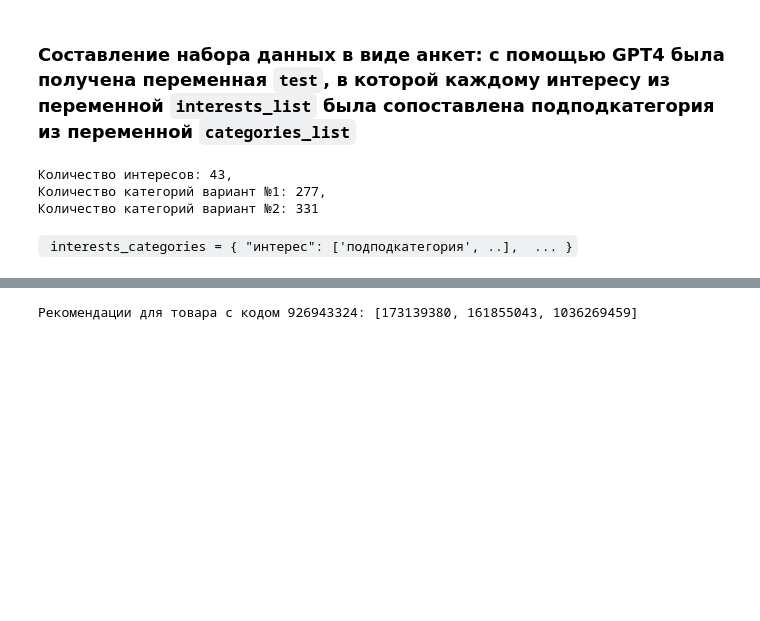
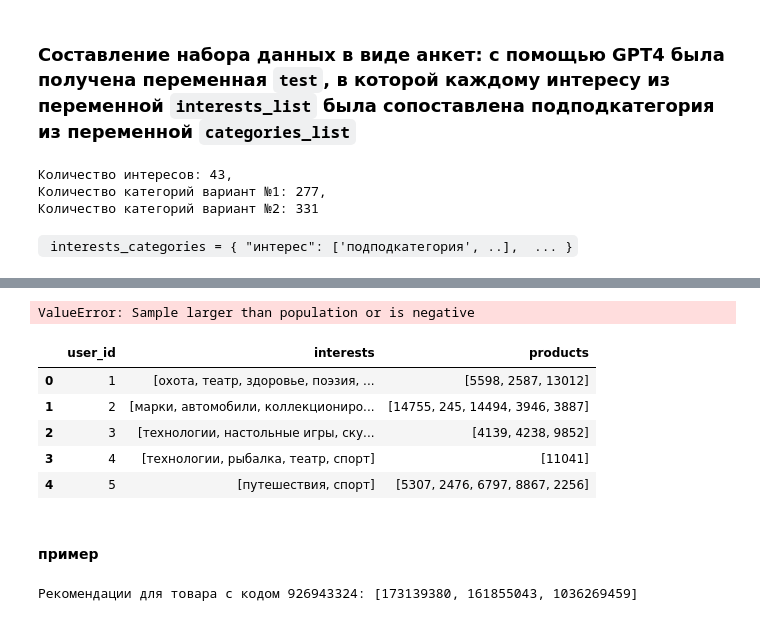
Before and after one commit to tutsilianna/Gift_Recommendation_System, a Jupyter notebook: Gift_Recommendation_System.ipynb, the cells around one changed output, grey strips where cells are left out. Saved outputs shown, nothing was run; the diff lists cells and outputs as text; code cells hidden in the pictures; blank space fills up the shorter version.

```diff
--- a/Gift_Recommendation_System.ipynb
+++ b/Gift_Recommendation_System.ipynb
@@ -308,16 +275,16 @@ interests_categories = {
 
     "саморазвитие":      ["Саморазвитие", "Трансформационные психологические игры", "Психология"],
 
-    "домашние животные": ["Домашние животные", "Товары для животных"],
+    # "домашние животные": ["Домашние животные", "Товары для животных"],
 
     "садоводство":       ["Домоводство и хобби", "Инструменты и инвентарь", "Садоводство", "Цветы"],
 
     "фотография":        ["Фотография", "Цифровые фоторамки", "Фотоаппараты мгновенной печати"],
 
-    "танцы":             ["Танцы"],
+    # "танцы":             ["Танцы"],
     "йога":              ["Красота, здоровье и спорт", "Йога"],
 
-    "волонтерство":      ["Волонтерство"],
+    # "волонтерство":      ["Волонтерство"],
 
     "рисование":         ["Рисование жидким акрилом (Флюид-арт)", "Мольберты и этюдники", "Штампы и трафареты",
                           "Скетчбуки", "Краски", "Уголь, сангина, сепия и соус", "Маркеры", "Наборы для росписи",
@@ -391,7 +358,7 @@ interests_categories = {
                           "Игры для всей семьи (Family)", "Игры для Nintendo Wii/3DS", "Игры для PlayStation 4",
                           "Игры для PlayStation 5", "Игры для PlayStation 2/3"],
 
-    "мобильные игры":    ["Мобильные игры"],
+    # "мобильные игры":    ["Мобильные игры"],
 
     "настольные игры":   ["Настольные игры", "Дополнения к настольным играм", "Ходилки", "Игральные карты",
                           "Головоломки", "Трансформационные психологические игры", "Корабли и подводные лодки",
@@ -417,9 +384,6 @@ for interest in interests_categories:
 
 with open('interests_categories.json', 'w', encoding='utf-8') as file:
     json.dump(interests_codes, file, indent=4,  ensure_ascii=False)
-
-keys = list(interests_categories.keys())
-interests_codes_code  = {keys[i]: i+1  for i in range(len(keys))}
 # %% [output]
 спорт [2130524, 482231739, 250970185, 250803970, 231648553, 31432890, 252734105, 1202755130, 658045563, 231648510, 1262906846, 31763354, 291992349, 324401964, 157804021, 1431518928, 1252526404, 388014 ...
 музыка [1364271948, 1418064882, 1394426804, 1491705279, 700519286, 620978576, 1473910664, 1122938401, 250439357, 1482359447, 231112457, 888171702, 1473914813, 322761516, 229063411, 1417360069, 2492920 ...
@@ -450,3 +447,66 @@ for i in range(1000):
+# %%
+user_vectors = []
+user_id = 1
+
+# Проходимся по всем интересам, чтобы каждый был использован
+for interest in interests_categories.keys():
+
+  # Находим все коды товаров для текущего интереса
+  product_codes = interests_codes_encode[interest]
+
+  # Создаем пользователей, пока не используем все коды товаров
+  while product_codes:
+
+    # Выбираем от 2 до 5 интересов (включая текущий)
+    user_interests = random.sample(list(interests_categories.keys()), random.randint(2, 5))
+    if interest not in user_interests:
+      user_interests.append(interest)
+
+    # Создаем список товаров для пользователя, выбирая от 1 до 5 товаров
+    user_products = []
+    num_products = random.randint(1, min(5, len(product_codes)))
+    for _ in range(num_products):
+      selected_product = random.choice(product_codes)
+      user_products.append(selected_product)
+      product_codes.remove(selected_product) # Удаляем использованный код
+
+
+    user_vectors.append({
+        'user_id': user_id,
+        'interests': user_interests,
+        'products': user_products
+    })
+    user_id += 1
+
+# Если нужно больше 3000 анкет, добавляем пользователей с рандомными интересами и товарами
+while len(user_vectors) < 3000:
+  user_interests = random.sample(list(interests_categories.keys()), random.randint(2, 5))
+  user_products = []
+  for interest in user_interests:
+    user_products.extend(random.sample(interests_codes_encode[interest], random.randint(1, 5)))
+  user_vectors.append({
+      'user_id': user_id,
+      'interests': user_interests,
+      'products': user_products
+  })
+  user_id += 1
+
+print(user_vectors)
+print(len(user_vectors))
+# %% [output]
+ValueError: Sample larger than population or is negative
+# %%
+df_user_vectors = pd.DataFrame(user_vectors)
+df_user_vectors.head()
+# %% [output]
+|  | user_id | interests | products |
+| 0 | 1 | [охота, театр, здоровье, поэзия, ... | [5598, 2587, 13012] |
+| 1 | 2 | [марки, автомобили, коллекциониро... | [14755, 245, 14494, 3946, 3887] |
+| 2 | 3 | [технологии, настольные игры, ску... | [4139, 4238, 9852] |
+| 3 | 4 | [технологии, рыбалка, театр, спорт] | [11041] |
+| 4 | 5 | [путешествия, спорт] | [5307, 2476, 6797, 8867, 2256] |
+# %% [markdown]
+#### пример
 # %%
 import pandas as pd
 from sklearn.metrics.pairwise import cosine_similarity
```
Also changed, not shown: parts of 23 cells of this notebook.
